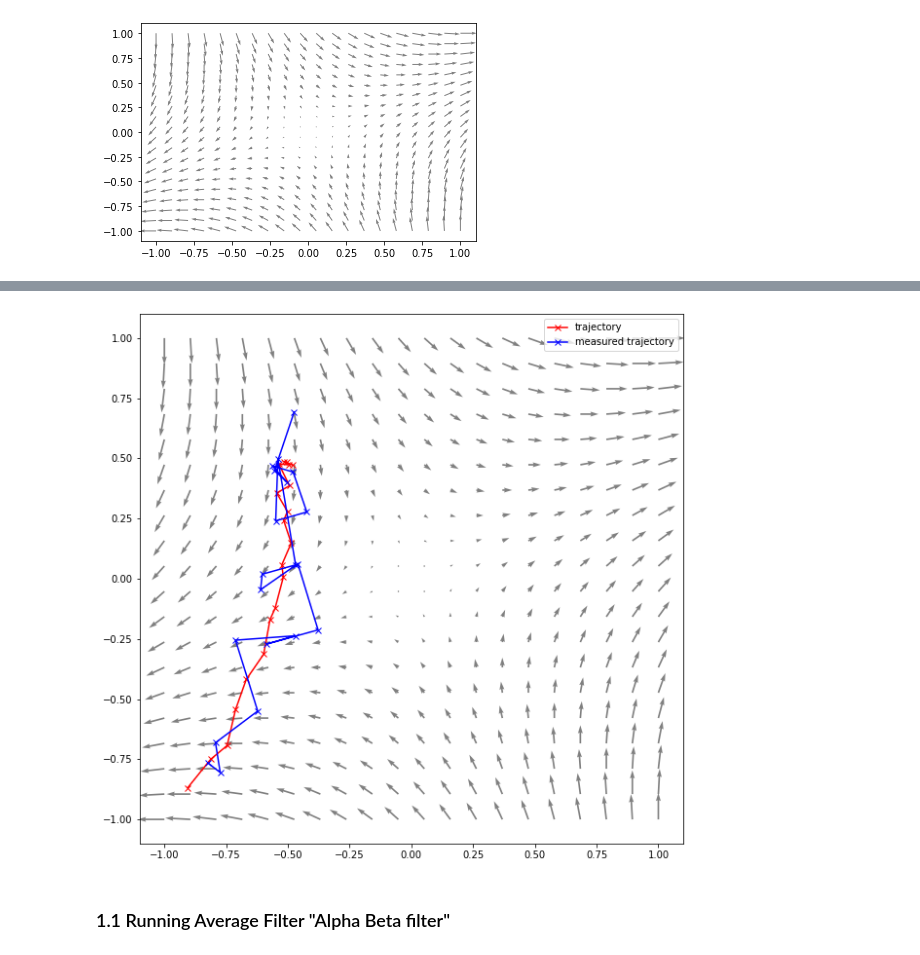
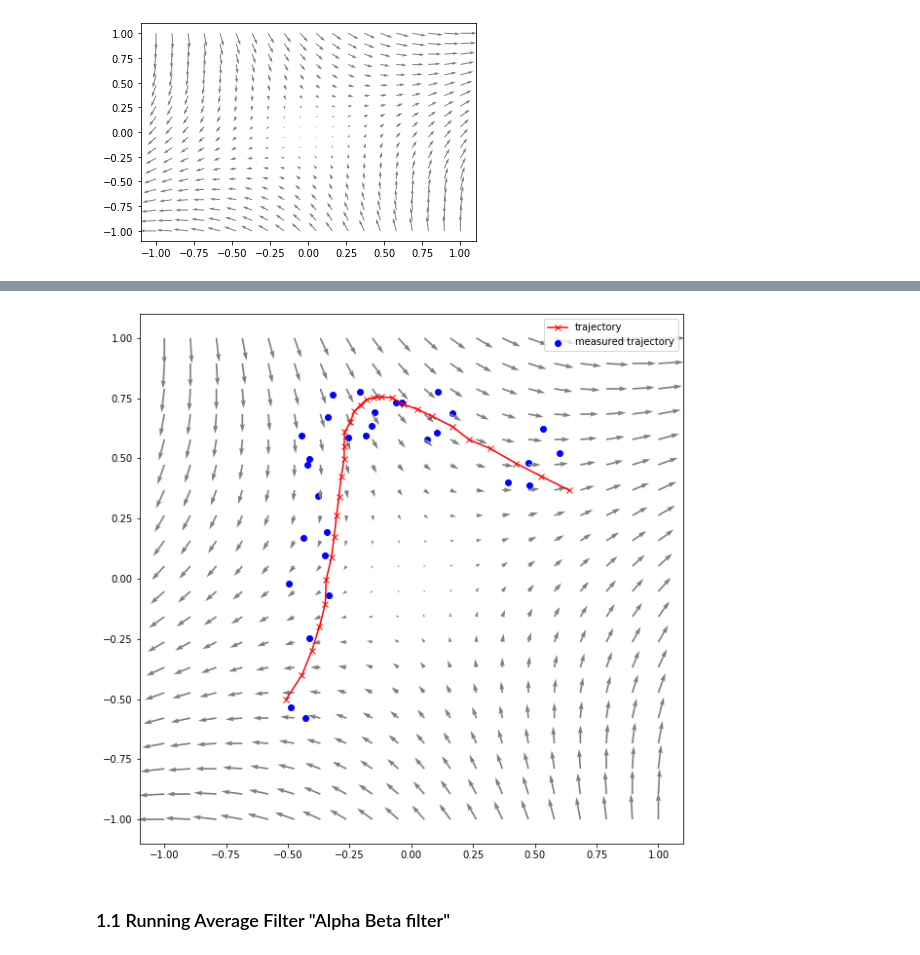
Before and after one commit to Romcos/kalman-filter, a Jupyter notebook: Kalman Filter Linear.ipynb, the cells around one changed output, grey strips where cells are left out. Cells and saved outputs as stored; diff of their text form; code cells hidden in the pictures.

```diff
--- a/Kalman Filter Linear.ipynb
+++ b/Kalman Filter Linear.ipynb
@@ -94,12 +107,15 @@ plot_field(F)
 
 def trajectory(x_0,T):
     """
-    X0: initial state
-    T: number of timesteps
+    Input:
+        x_0: initial state
+        T: number of timesteps
+
+    Output:
+        X: Full state trajectory shape (T,4)
     """
-    return np.array([np.linalg.matrix_power(F,i).dot(x_0) for i in range(T)])
+    return np.array([np.linalg.matrix_power(F,i).dot(x_0)+np.random.multivariate_normal(mean = np.zeros(4),cov=Q) for i in range(T)])
 
-x_0 = np.array([-0.5,0.5,0,0])
 X = trajectory(x_0,T)
 # %%
 plt.figure(figsize=(10,10))
@@ -113,6 +129,14 @@ plt.show()
 ## OBSERVATION MODEL
 
 def observation(X,R):
+    """
+    Input:
+        X: real trajectory, shape (T,4)
+        R: Noise covariance matrix
+
+    Output:
+        Y: Observed trajectory (T,4)
+    """
     Z = [H.dot(x)+ np.random.multivariate_normal(mean = np.zeros(2),cov=R) for x in X]
     return np.array(Z)
 
@@ -120,12 +144,12 @@ Y = observation(X,R)
 # %%
 plt.figure(figsize=(10,10))
 plt.plot(X[:,0],X[:,1], color ="red",marker="x",label="trajectory")
-plt.plot(Y[:,0],Y[:,1], color ="blue",marker="x",label="measured trajectory")
+plt.scatter(Y[:,0],Y[:,1], color ="blue",marker="o",label="measured trajectory")
 plot_field(F)
 plt.legend()
 plt.show()
 # %% [output]
-[figure, old version]
+[figure, new version]
 # %% [markdown]
 ### 1.1 Running Average Filter "Alpha Beta filter"
 # %% [markdown]
```
Also changed, not shown: parts of 27 cells of this notebook.
